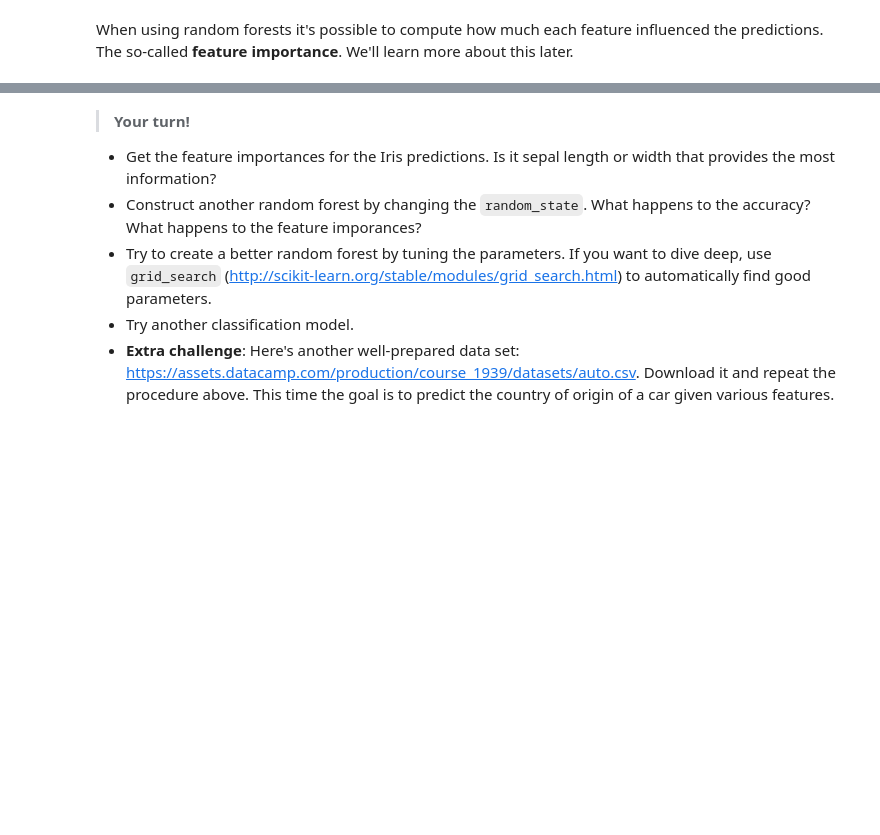
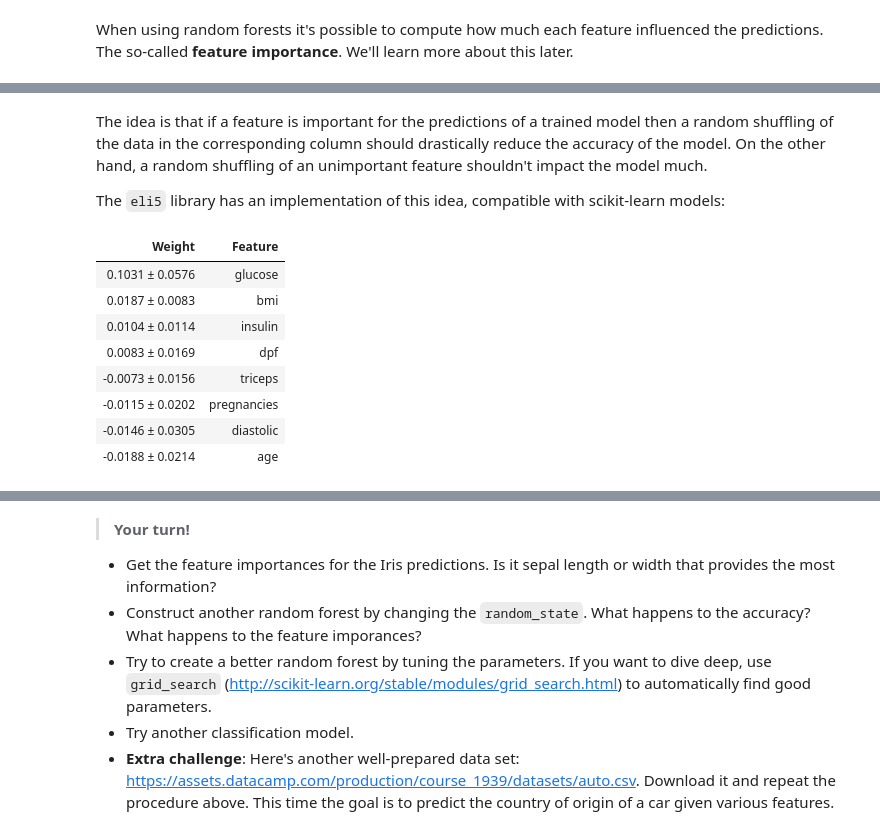
Before and after one commit to xyXiangYu/DAT158ML, a Jupyter notebook: Part1-intro/DAT158-Part1-simple_examples.ipynb, the cells around one changed output, grey strips where cells are left out. Saved outputs shown, nothing was run; the diff lists cells and outputs as text; code cells hidden in the pictures; blank space fills up the shorter version.

```diff
--- a/Part1-intro/DAT158-Part1-simple_examples.ipynb
+++ b/Part1-intro/DAT158-Part1-simple_examples.ipynb
@@ -504,0 +513,4 @@ The glucose level has the largest explanatory value, followed by BMI and age. It
+# %% [markdown]
+The idea is that if a feature is important for the predictions of a trained model then a random shuffling of the data in the corresponding column should drastically reduce the accuracy of the model. On the other hand, a random shuffling of an unimportant feature shouldn't impact the model much.
+
+The `eli5` library has an implementation of this idea, compatible with scikit-learn models:
@@ -504,0 +520,14 @@ The glucose level has the largest explanatory value, followed by BMI and age. It
+# %%
+perm = PermutationImportance(rf, random_state=42).fit(X_test, y_test)
+# %%
+eli5.show_weights(perm, feature_names = X_test.columns.tolist())
+# %% [output]
+| Weight | Feature |
+| 0.1031 ± 0.0576 | glucose |
+| 0.0187 ± 0.0083 | bmi |
+| 0.0104 ± 0.0114 | insulin |
+| 0.0083 ± 0.0169 | dpf |
+| -0.0073 ± 0.0156 | triceps |
+| -0.0115 ± 0.0202 | pregnancies |
+| -0.0146 ± 0.0305 | diastolic |
+| -0.0188 ± 0.0214 | age |
```
Also changed, not shown: parts of 31 cells of this notebook, 1 other file.
